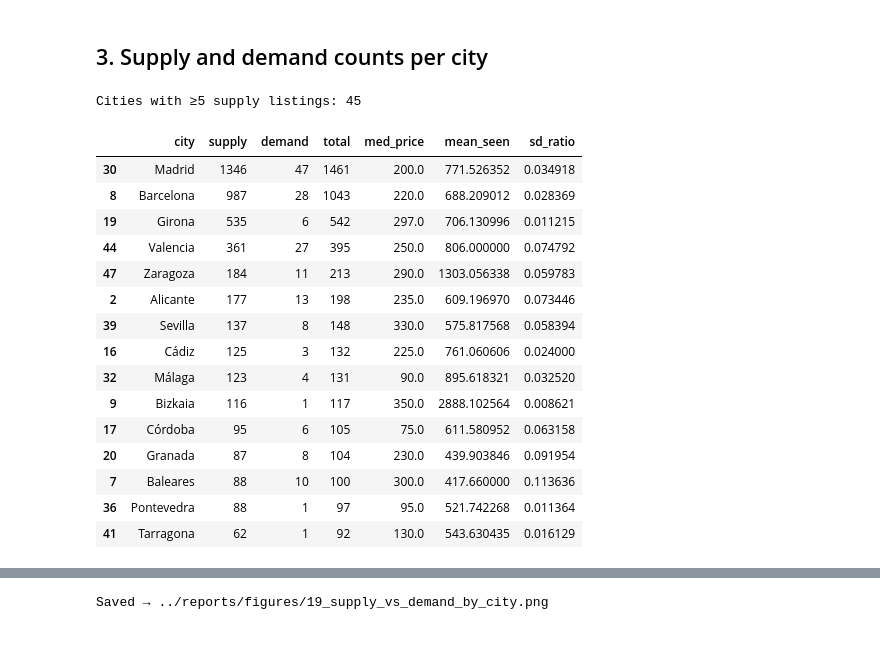
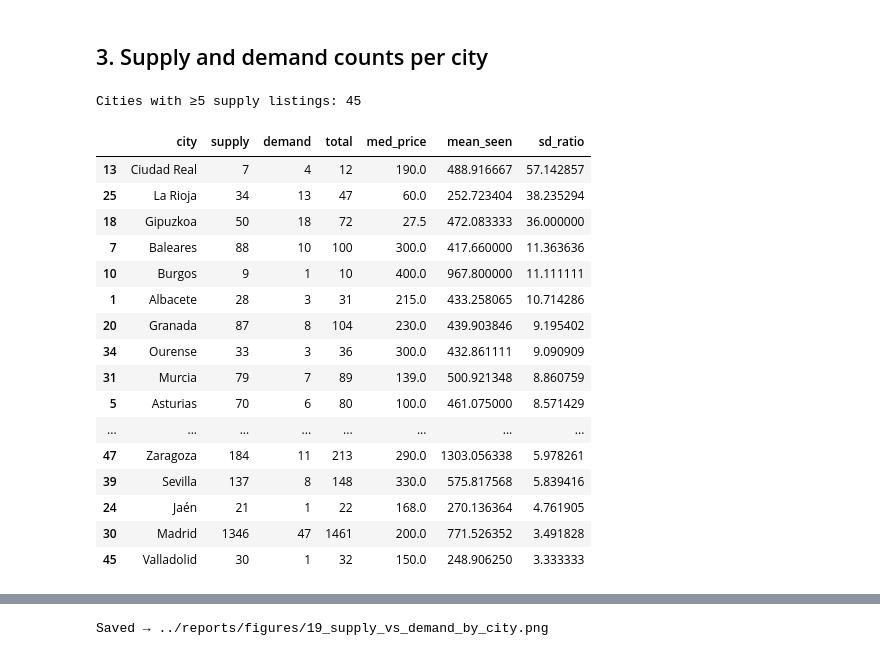
Before and after one commit to albertjimrod/hispasonic, a Jupyter notebook: notebooks/03_supply_demand.ipynb, the cells around one changed output, grey strips where cells are left out. Cells and saved outputs as stored; diff of their text form; code cells hidden in the pictures.

```diff
--- a/notebooks/03_supply_demand.ipynb
+++ b/notebooks/03_supply_demand.ipynb
@@ -87,38 +112,39 @@ Cities: 49
 # %%
 # Aggregate by city
 city_agg = df.groupby('city').agg(
     supply   = ('is_supply', 'sum'),
     demand   = ('is_demand', 'sum'),
     total    = ('is_supply', 'count'),
     med_price= ('price', 'median'),
     mean_seen= ('seen', 'mean')
 ).reset_index()
 
 # Filter cities with enough supply to be meaningful
 city_agg = city_agg[city_agg['supply'] >= MIN_SUPPLY].copy()
 
 # Supply/demand ratio (demand per unit of supply)
-city_agg['sd_ratio'] = city_agg['demand'] / city_agg['supply'].replace(0, np.nan)
+city_agg['sd_ratio'] = (city_agg['demand'] / city_agg['supply'].replace(0, np.nan))*100
 
 city_agg = city_agg.sort_values('total', ascending=False)
 
 print(f'Cities with ≥{MIN_SUPPLY} supply listings: {len(city_agg)}')
-city_agg.head(15)
+city_agg.sort_values(by=["sd_ratio"], ascending=False).head(20)
 # %% [output]
 Cities with ≥5 supply listings: 45
 |  | city | supply | demand | total | med_price | mean_seen | sd_ratio |
-| 30 | Madrid | 1346 | 47 | 1461 | 200.0 | 771.526352 | 0.034918 |
-| 8 | Barcelona | 987 | 28 | 1043 | 220.0 | 688.209012 | 0.028369 |
-| 19 | Girona | 535 | 6 | 542 | 297.0 | 706.130996 | 0.011215 |
-| 44 | Valencia | 361 | 27 | 395 | 250.0 | 806.000000 | 0.074792 |
-| 47 | Zaragoza | 184 | 11 | 213 | 290.0 | 1303.056338 | 0.059783 |
-| 2 | Alicante | 177 | 13 | 198 | 235.0 | 609.196970 | 0.073446 |
-| 39 | Sevilla | 137 | 8 | 148 | 330.0 | 575.817568 | 0.058394 |
-| 16 | Cádiz | 125 | 3 | 132 | 225.0 | 761.060606 | 0.024000 |
-| 32 | Málaga | 123 | 4 | 131 | 90.0 | 895.618321 | 0.032520 |
-| 9 | Bizkaia | 116 | 1 | 117 | 350.0 | 2888.102564 | 0.008621 |
-| 17 | Córdoba | 95 | 6 | 105 | 75.0 | 611.580952 | 0.063158 |
-| 20 | Granada | 87 | 8 | 104 | 230.0 | 439.903846 | 0.091954 |
-| 7 | Baleares | 88 | 10 | 100 | 300.0 | 417.660000 | 0.113636 |
-| 36 | Pontevedra | 88 | 1 | 97 | 95.0 | 521.742268 | 0.011364 |
-| 41 | Tarragona | 62 | 1 | 92 | 130.0 | 543.630435 | 0.016129 |
+| 13 | Ciudad Real | 7 | 4 | 12 | 190.0 | 488.916667 | 57.142857 |
+| 25 | La Rioja | 34 | 13 | 47 | 60.0 | 252.723404 | 38.235294 |
+| 18 | Gipuzkoa | 50 | 18 | 72 | 27.5 | 472.083333 | 36.000000 |
+| 7 | Baleares | 88 | 10 | 100 | 300.0 | 417.660000 | 11.363636 |
+| 10 | Burgos | 9 | 1 | 10 | 400.0 | 967.800000 | 11.111111 |
+| 1 | Albacete | 28 | 3 | 31 | 215.0 | 433.258065 | 10.714286 |
+| 20 | Granada | 87 | 8 | 104 | 230.0 | 439.903846 | 9.195402 |
+| 34 | Ourense | 33 | 3 | 36 | 300.0 | 432.861111 | 9.090909 |
+| 31 | Murcia | 79 | 7 | 89 | 139.0 | 500.921348 | 8.860759 |
+| 5 | Asturias | 70 | 6 | 80 | 100.0 | 461.075000 | 8.571429 |
+| ... | ... | ... | ... | ... | ... | ... | ... |
+| 47 | Zaragoza | 184 | 11 | 213 | 290.0 | 1303.056338 | 5.978261 |
+| 39 | Sevilla | 137 | 8 | 148 | 330.0 | 575.817568 | 5.839416 |
+| 24 | Jaén | 21 | 1 | 22 | 168.0 | 270.136364 | 4.761905 |
+| 30 | Madrid | 1346 | 47 | 1461 | 200.0 | 771.526352 | 3.491828 |
+| 45 | Valladolid | 30 | 1 | 32 | 150.0 | 248.906250 | 3.333333 |
```
Also changed, not shown: parts of 39 cells of this notebook.
